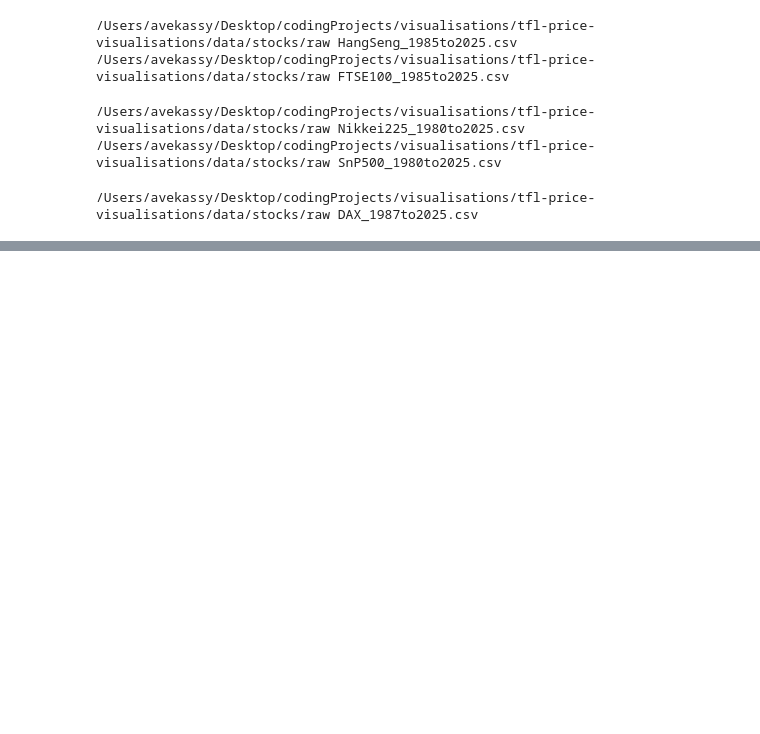
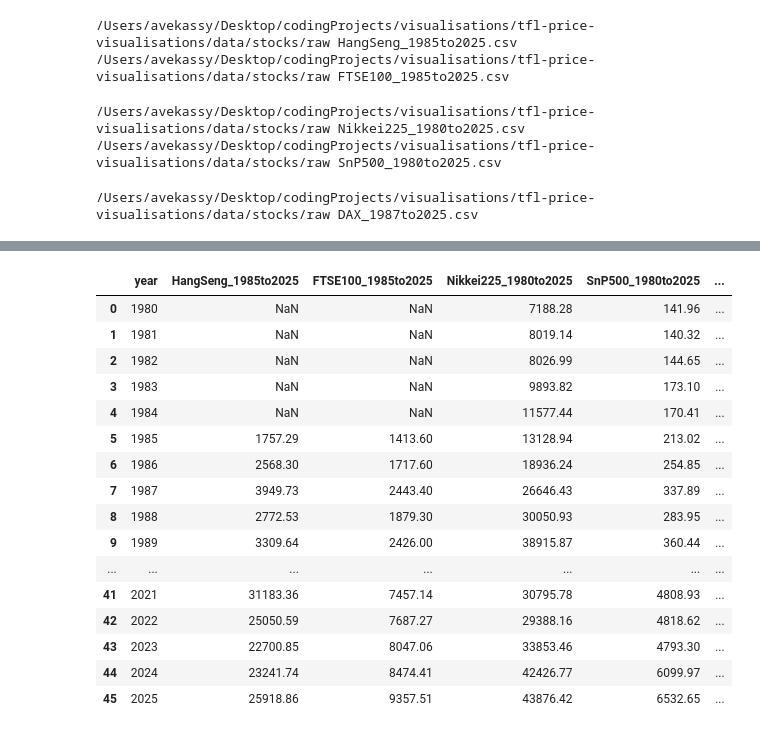
Before and after one commit to avekassy1/tfl-price-visualisations, a Jupyter notebook: src/notebooks/preprocessing.ipynb, the cells around one changed output, grey strips where cells are left out. Saved outputs shown, nothing was run; the diff lists cells and outputs as text; code cells hidden in the pictures; blank space fills up the shorter version.

```diff
--- a/src/notebooks/preprocessing.ipynb
+++ b/src/notebooks/preprocessing.ipynb
@@ -65,8 +58,9 @@ def preprocess_stock_prices_dataset(fpath: Path) -> None:
 # %%
+processed_indecis = {}
 for fpath in STOCK_PRICES_DIR_RAW.iterdir():
     if ("csv" in str(fpath)):
         print(fpath.parent, fpath.name)
-        preprocess_stock_prices_dataset(fpath)
+        processed_indecis[fpath.name[:-4]] = preprocess_stock_prices_dataset(fpath)
 # %% [output]
 /Users/avekassy/Desktop/codingProjects/visualisations/tfl-price-visualisations/data/stocks/raw HangSeng_1985to2025.csv
 /Users/avekassy/Desktop/codingProjects/visualisations/tfl-price-visualisations/data/stocks/raw FTSE100_1985to2025.csv
@@ -115,0 +90,26 @@ snp_processed
+# %%
+# processed_indecis['DAX_1987to2025'].high
+combined_indecis = pd.DataFrame(processed_indecis['DAX_1987to2025'].year, columns=['year'])
+for key, df in processed_indecis.items():
+    incoming_df = df[['year','high']].rename(columns={'high': key})
+    combined_indecis = combined_indecis.merge(incoming_df, on='year', how='outer')
+# %%
+combined_indecis
+# %% [output]
+|  | year | HangSeng_1985to2025 | FTSE100_1985to2025 | Nikkei225_1980to2025 | SnP500_1980to2025 | ... |
+| 0 | 1980 | NaN | NaN | 7188.28 | 141.96 | ... |
+| 1 | 1981 | NaN | NaN | 8019.14 | 140.32 | ... |
+| 2 | 1982 | NaN | NaN | 8026.99 | 144.65 | ... |
+| 3 | 1983 | NaN | NaN | 9893.82 | 173.10 | ... |
+| 4 | 1984 | NaN | NaN | 11577.44 | 170.41 | ... |
+| 5 | 1985 | 1757.29 | 1413.60 | 13128.94 | 213.02 | ... |
+| 6 | 1986 | 2568.30 | 1717.60 | 18936.24 | 254.85 | ... |
+| 7 | 1987 | 3949.73 | 2443.40 | 26646.43 | 337.89 | ... |
+| 8 | 1988 | 2772.53 | 1879.30 | 30050.93 | 283.95 | ... |
+| 9 | 1989 | 3309.64 | 2426.00 | 38915.87 | 360.44 | ... |
+| ... | ... | ... | ... | ... | ... | ... |
+| 41 | 2021 | 31183.36 | 7457.14 | 30795.78 | 4808.93 | ... |
+| 42 | 2022 | 25050.59 | 7687.27 | 29388.16 | 4818.62 | ... |
+| 43 | 2023 | 22700.85 | 8047.06 | 33853.46 | 4793.30 | ... |
+| 44 | 2024 | 23241.74 | 8474.41 | 42426.77 | 6099.97 | ... |
+| 45 | 2025 | 25918.86 | 9357.51 | 43876.42 | 6532.65 | ... |
```
Also changed, not shown: parts of 9 cells of this notebook, 2 other files.
